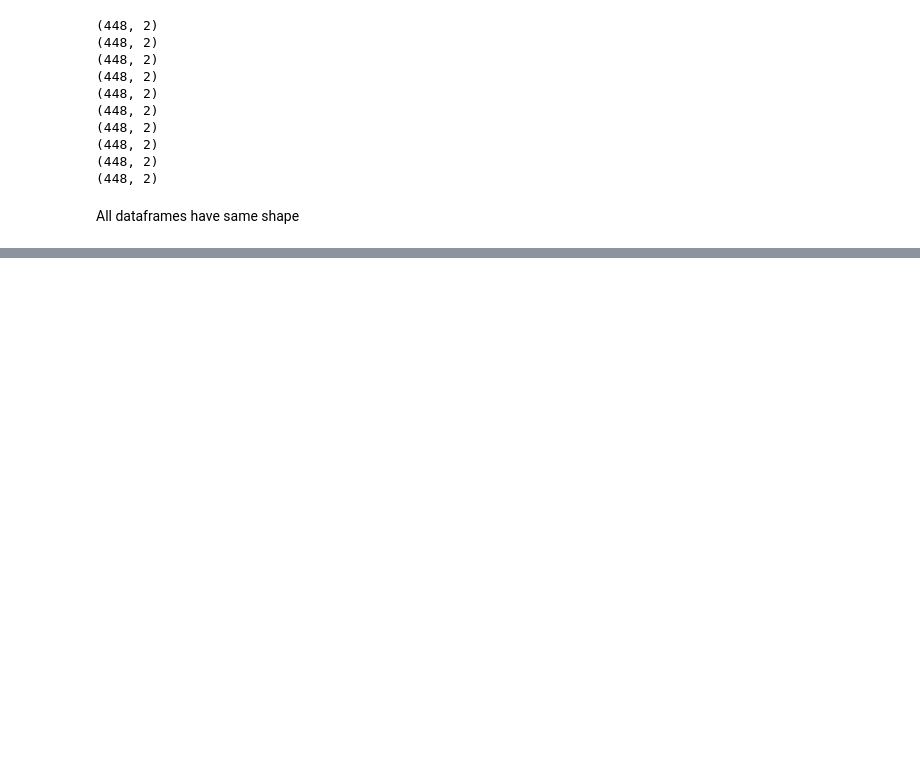
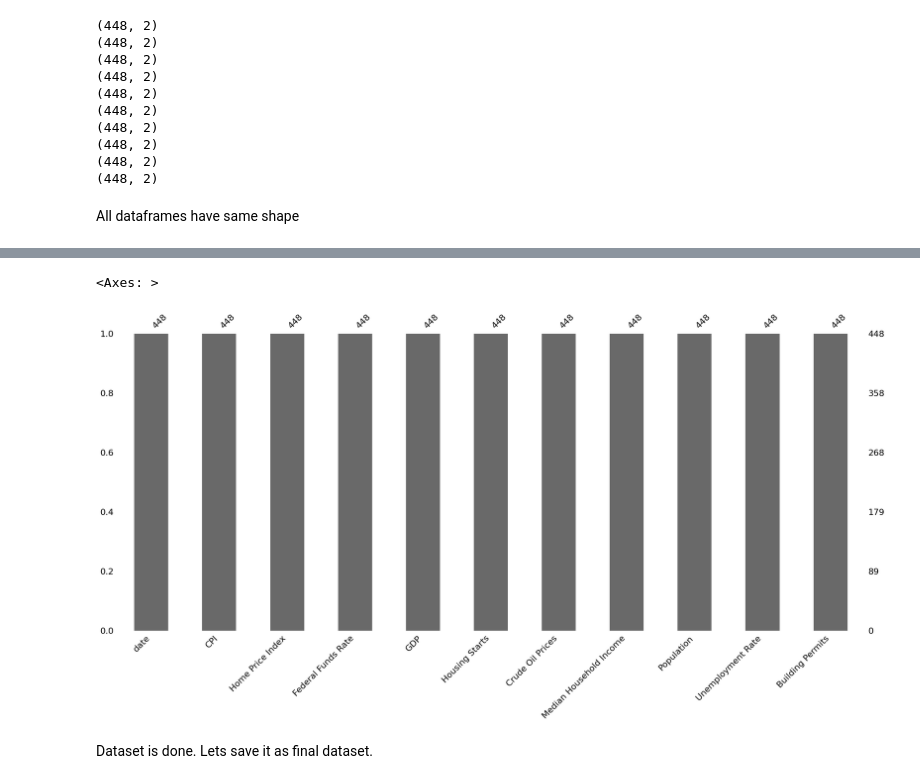
Before and after one commit to VamshiKrsna/USHomePriceCaseStudy, a Jupyter notebook: US Home Price.ipynb, the cells around one changed output, grey strips where cells are left out. Drawn from its saved outputs; the diff is of its cells as text; code cells hidden in the pictures; blank space fills up the shorter version.

Commit message:
added final dataset

```diff
--- a/US Home Price.ipynb
+++ b/US Home Price.ipynb
@@ -563,0 +584,7 @@ print(merged_df.head())
+# %%
+mno.bar(merged_df)
+# %% [output]
+<Axes: >
+[figure, added]
+# %% [markdown]
+Dataset is done. Lets save it as final dataset.
```
Also changed, not shown: parts of 2 cells of this notebook, 1 other file.
